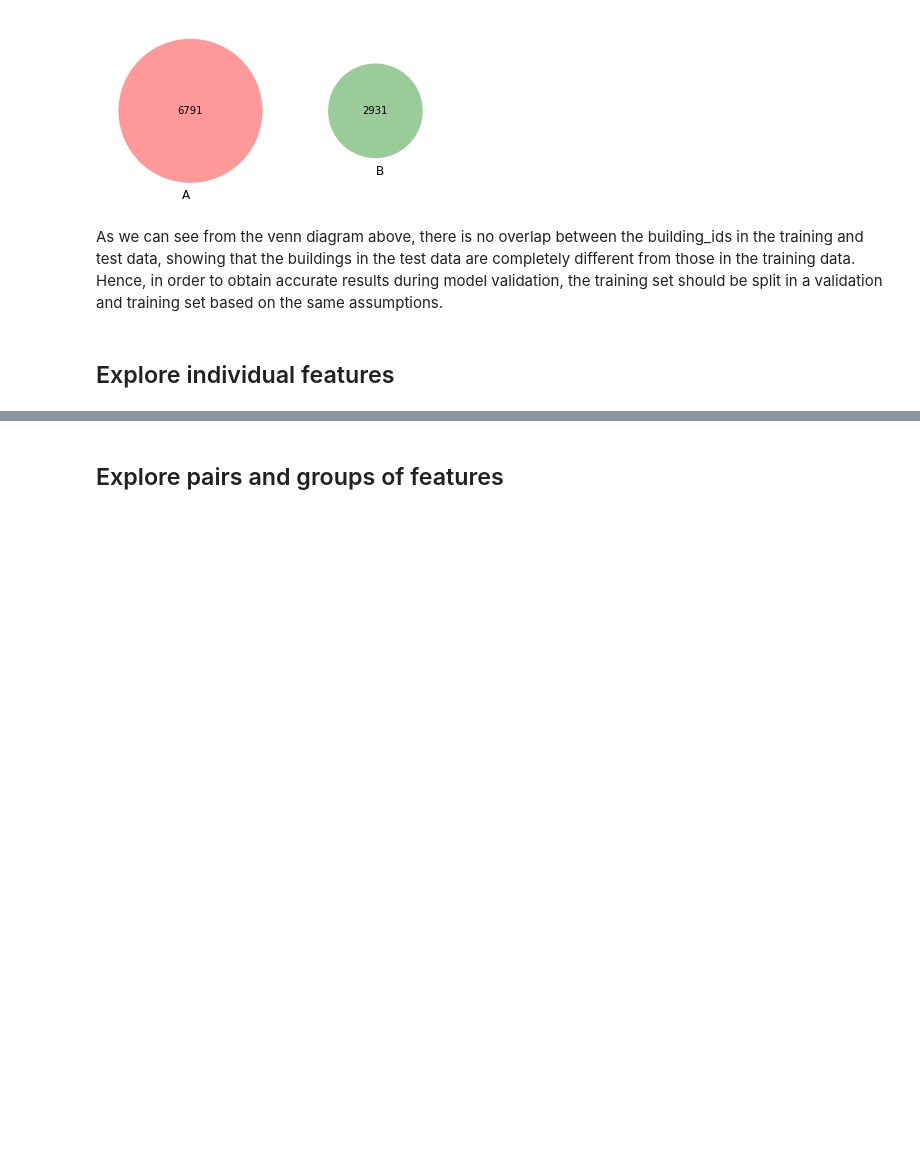
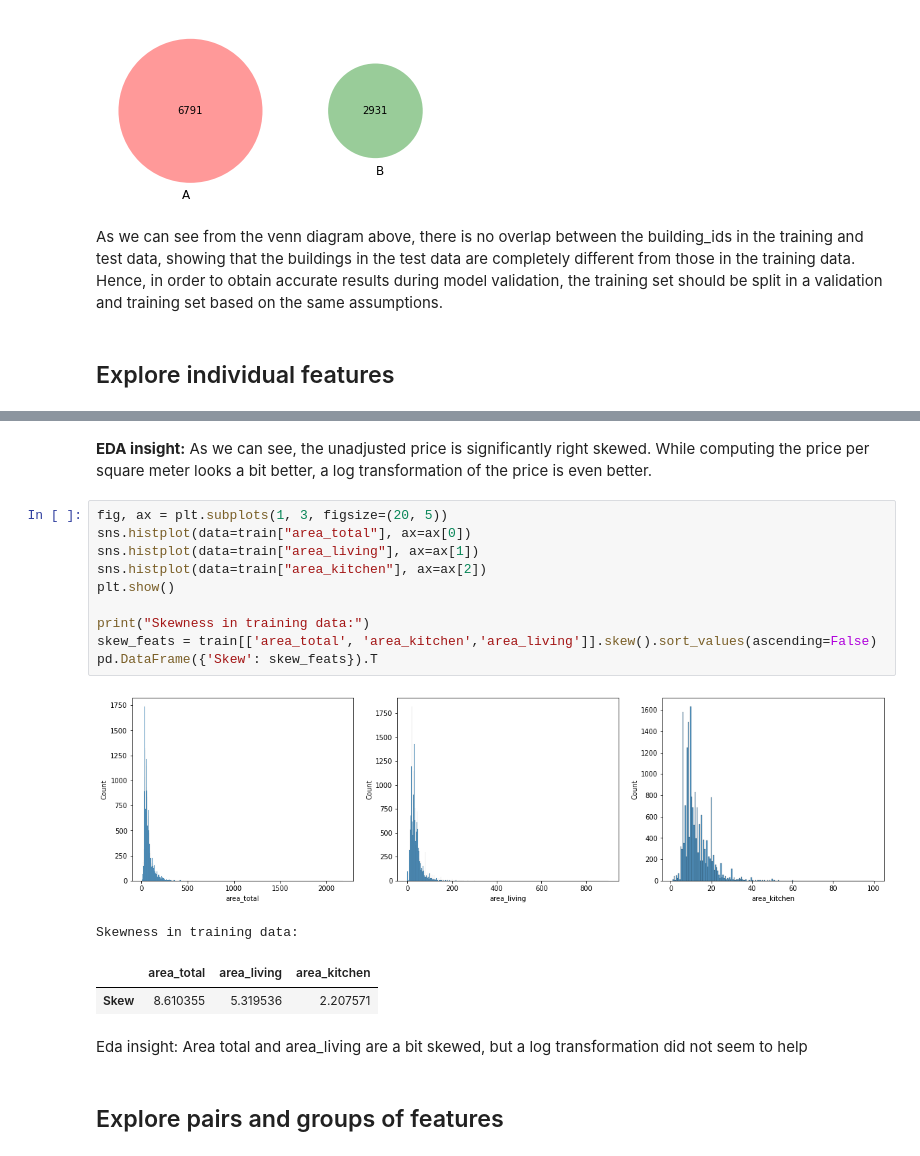
Before and after one commit to P1NHE4D/TDT4173-Prosjekt, a Jupyter notebook: long_notebook.ipynb, the cells around one changed output, grey strips where cells are left out. Cells and saved outputs as stored; diff of their text form; blank space fills up the shorter version.

```diff
--- a/long_notebook.ipynb
+++ b/long_notebook.ipynb
@@ -264,2 +267,21 @@ As we can see from the venn diagram above, there is no overlap between the build
+# %% [markdown]
+**EDA insight:** As we can see, the unadjusted price is significantly right skewed. While computing the price per square meter looks a bit better, a log transformation of the price is even better.
+# %%
+fig, ax = plt.subplots(1, 3, figsize=(20, 5))
+sns.histplot(data=train["area_total"], ax=ax[0])
+sns.histplot(data=train["area_living"], ax=ax[1])
+sns.histplot(data=train["area_kitchen"], ax=ax[2])
+plt.show()
+
+print("Skewness in training data:")
+skew_feats = train[['area_total', 'area_kitchen','area_living']].skew().sort_values(ascending=False)
+pd.DataFrame({'Skew': skew_feats}).T
+# %% [output]
+[figure, added]
+Skewness in training data:
+|  | area_total | area_living | area_kitchen |
+| Skew | 8.610355 | 5.319536 | 2.207571 |
+# %% [markdown]
+Eda insight: Area total and area_living are a bit skewed, but a log transformation did not seem to help
 # %% [markdown]
 ## Explore pairs and groups of features
```
Also changed, not shown: parts of 20 cells of this notebook.
